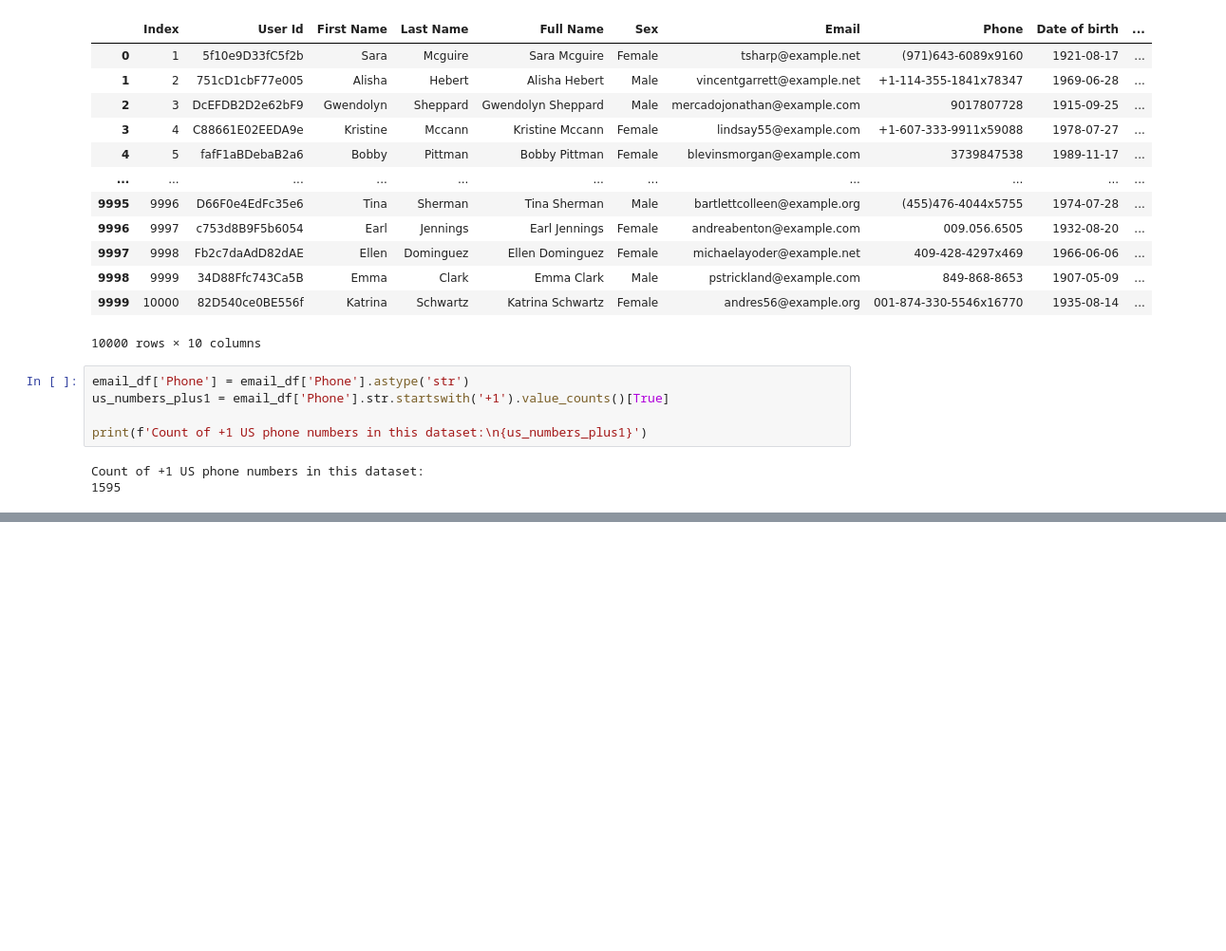
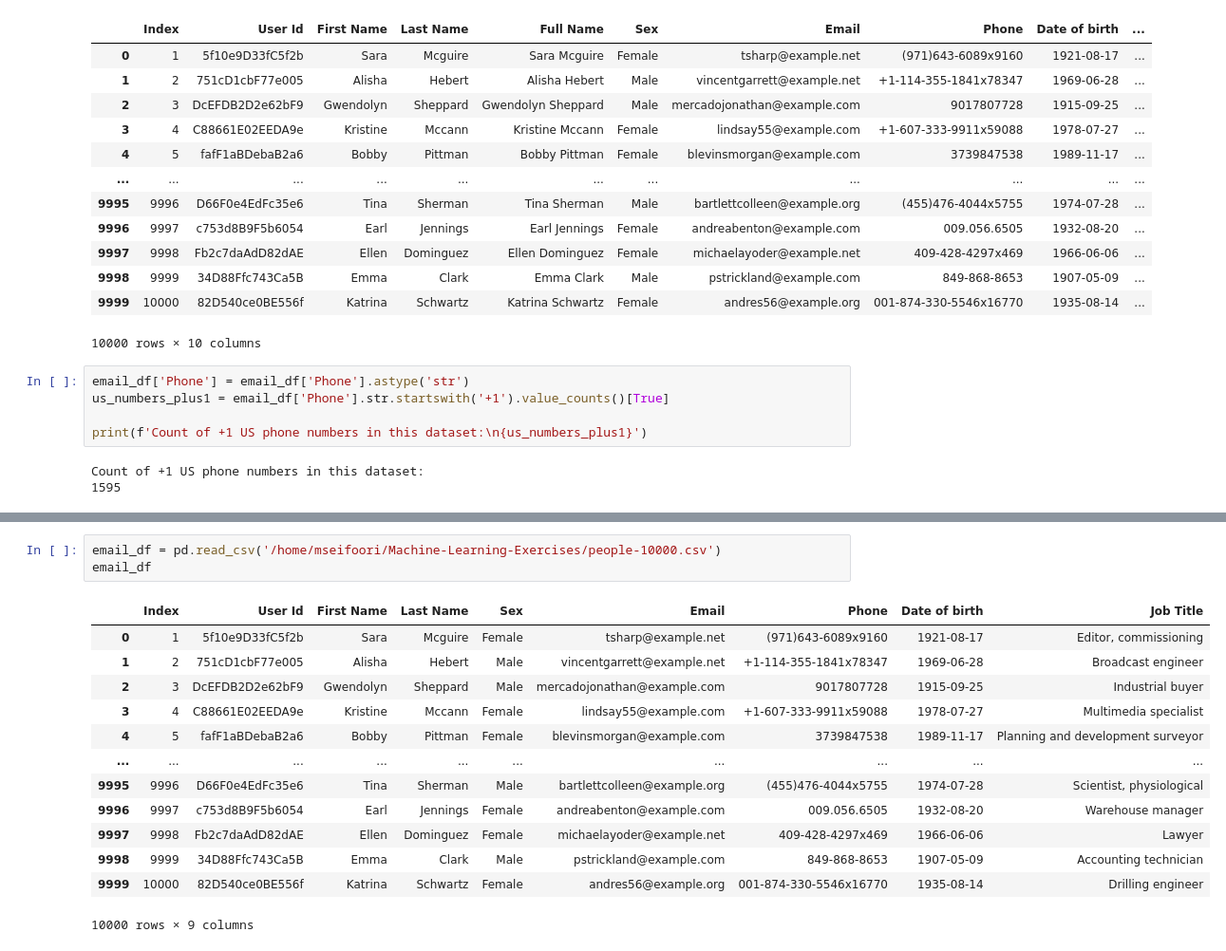
Before and after one commit to mseifoori/Machine-Learning-Exercises, a Jupyter notebook: Data_Processing/Notes/pandas_notes.ipynb, the cells around one changed output, grey strips where cells are left out. Shown at 95% size. Cells and saved outputs as stored; diff of their text form; blank space fills up the shorter version.

Commit message:
Practicing date&time and categorical data

```diff
--- a/Data_Processing/Notes/pandas_notes.ipynb
+++ b/Data_Processing/Notes/pandas_notes.ipynb
@@ -469,0 +505,17 @@ Count of +1 US phone numbers in this dataset:
+# %%
+email_df = pd.read_csv('/home/mseifoori/Machine-Learning-Exercises/people-10000.csv')
+email_df
+# %% [output]
+|  | Index | User Id | First Name | Last Name | Sex | Email | Phone | Date of birth | Job Title |
+| 0 | 1 | 5f10e9D33fC5f2b | Sara | Mcguire | Female | tsharp@example.net | (971)643-6089x9160 | 1921-08-17 | Editor, commissioning |
+| 1 | 2 | 751cD1cbF77e005 | Alisha | Hebert | Male | vincentgarrett@example.net | +1-114-355-1841x78347 | 1969-06-28 | Broadcast engineer |
+| 2 | 3 | DcEFDB2D2e62bF9 | Gwendolyn | Sheppard | Male | mercadojonathan@example.com | 9017807728 | 1915-09-25 | Industrial buyer |
+| 3 | 4 | C88661E02EEDA9e | Kristine | Mccann | Female | lindsay55@example.com | +1-607-333-9911x59088 | 1978-07-27 | Multimedia specialist |
+| 4 | 5 | fafF1aBDebaB2a6 | Bobby | Pittman | Female | blevinsmorgan@example.com | 3739847538 | 1989-11-17 | Planning and development surveyor |
+| ... | ... | ... | ... | ... | ... | ... | ... | ... | ... |
+| 9995 | 9996 | D66F0e4EdFc35e6 | Tina | Sherman | Male | bartlettcolleen@example.org | (455)476-4044x5755 | 1974-07-28 | Scientist, physiological |
+| 9996 | 9997 | c753d8B9F5b6054 | Earl | Jennings | Female | andreabenton@example.com | 009.056.6505 | 1932-08-20 | Warehouse manager |
+| 9997 | 9998 | Fb2c7daAdD82dAE | Ellen | Dominguez | Female | michaelayoder@example.net | 409-428-4297x469 | 1966-06-06 | Lawyer |
+| 9998 | 9999 | 34D88Ffc743Ca5B | Emma | Clark | Male | pstrickland@example.com | 849-868-8653 | 1907-05-09 | Accounting technician |
+| 9999 | 10000 | 82D540ce0BE556f | Katrina | Schwartz | Female | andres56@example.org | 001-874-330-5546x16770 | 1935-08-14 | Drilling engineer |
+10000 rows × 9 columns
```
Also changed, not shown: parts of 15 cells of this notebook, 2 other files.
